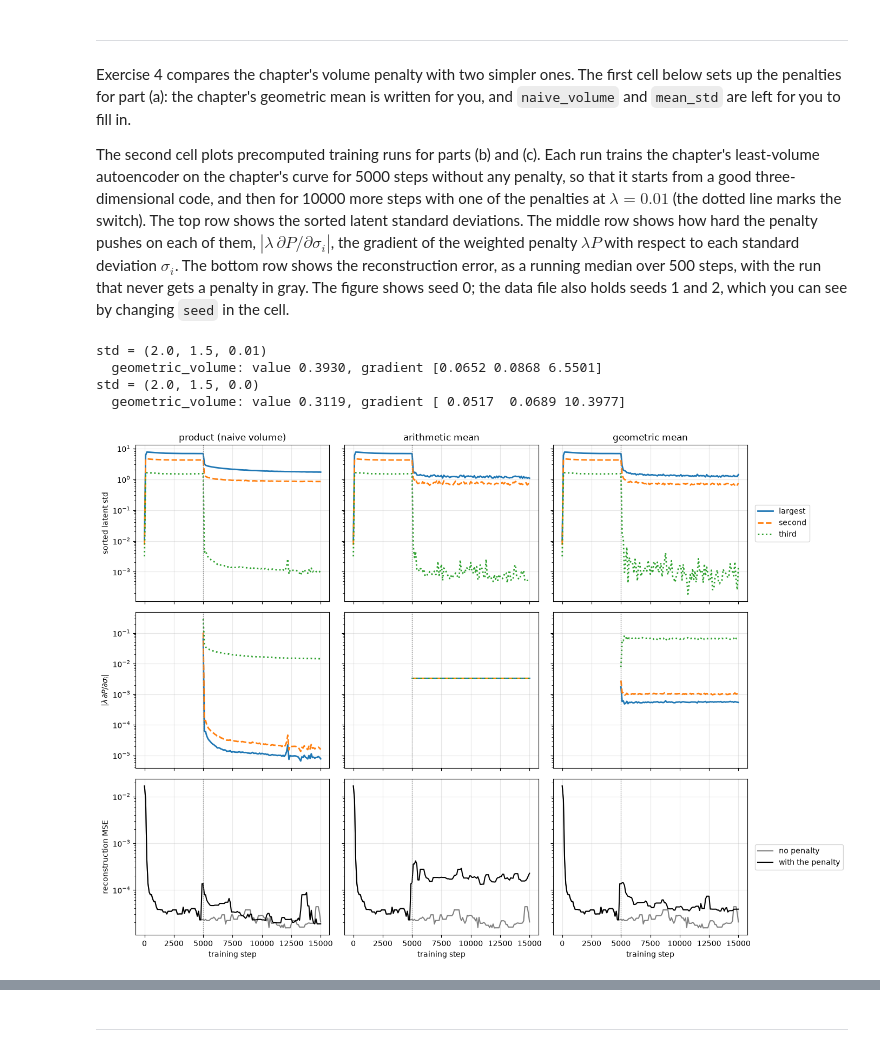
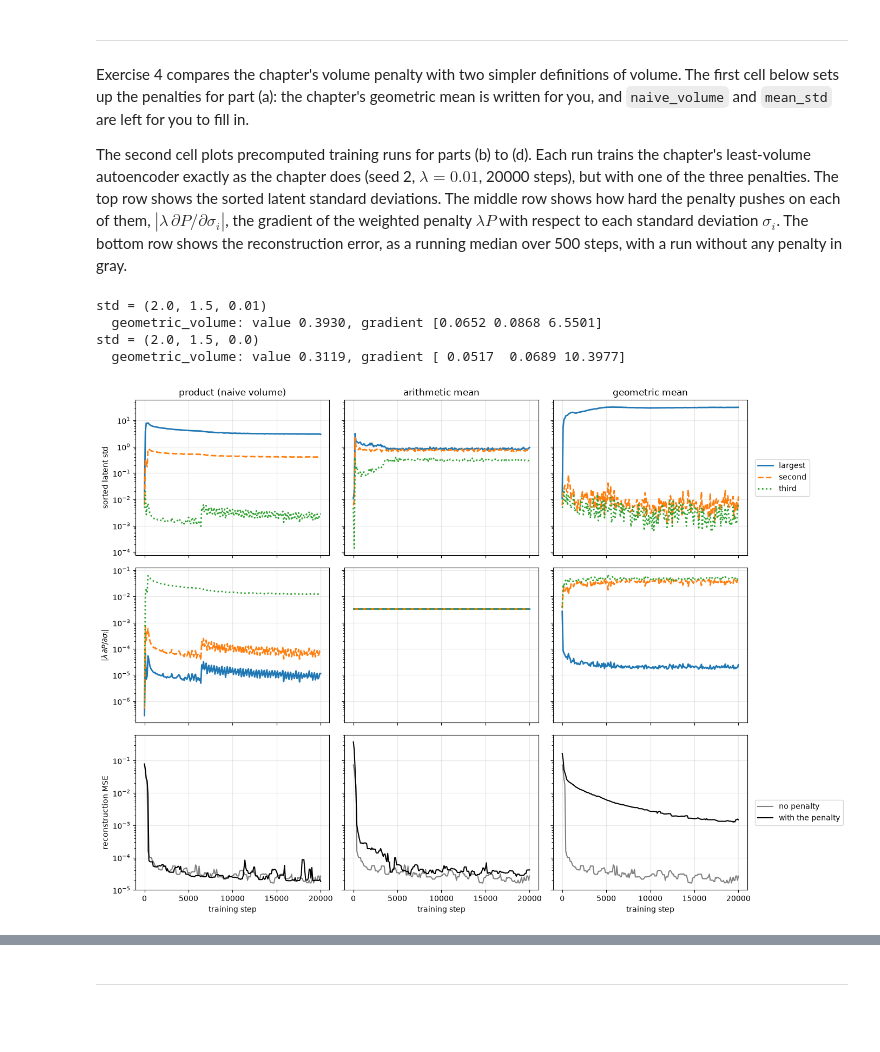
Before and after one commit to IDEALLab/ML4ME_Textbook, a Jupyter notebook: part2/review_neural_networks.ipynb, the cells around one changed output, grey strips where cells are left out. Drawn from its saved outputs; the diff is of its cells as text; code cells hidden in the pictures; blank space fills up the shorter version.

```diff
--- a/part2/review_neural_networks.ipynb
+++ b/part2/review_neural_networks.ipynb
@@ -320,0 +479,16 @@ plt.show()
+# %%
+dropout_rates = [0.0, 0.1, 0.3]
+fig, axes = plt.subplots(1, len(dropout_rates), figsize=(16, 4.5), sharey=True)
+for ax, p in zip(axes, dropout_rates):
+    net = make_wide_net(dropout=p)
+    history = train_net(net)
+    net.train()  # dropout masks on
+    torch.manual_seed(SEED)
+    with torch.no_grad():
+        for _ in range(30):
+            ax.plot(x_grid, net(x_grid).numpy(), color="gray", lw=0.5, alpha=0.4)
+    plot_fit(ax, net, f"dropout p = {p}\nheld-out MSE {history['test'][-1]:.4f}")  # plot_fit calls net.eval()
+axes[0].set_ylabel("y")
+axes[-1].legend(loc="center left", bbox_to_anchor=(1.0, 0.5))
+plt.tight_layout()
+plt.show()
@@ -477,7 +662,7 @@ class AutoEncoder(nn.Module):
 # What happens if you change them?
 # e.g., increase/decrease num_latent, num_hidden, learning rate, weight decay
 num_points, D_orig = X.shape
-num_latent = 3
+num_latent = 1
 num_hidden = 5
 # Unlike the rest of this notebook, we deliberately do not reseed here: each time you
 # re-run this cell (and the training cell below), the network starts from new random
@@ -1082,9 +1326,9 @@ Fits A, B and C above were trained with ReLU, Tanh and ELU activations, in some
 # %% [markdown]
 ---
 # %% [markdown]
-Exercise 4 compares the chapter's volume penalty with two simpler ones. The first cell below sets up the penalties for part (a): the chapter's geometric mean is written for you, and `naive_volume` and `mean_std` are left for you to fill in.
+Exercise 4 compares the chapter's volume penalty with two simpler definitions of volume. The first cell below sets up the penalties for part (a): the chapter's geometric mean is written for you, and `naive_volume` and `mean_std` are left for you to fill in.
 
-The second cell plots precomputed training runs for parts (b) and (c). Each run trains the chapter's least-volume autoencoder on the chapter's curve for 5000 steps without any penalty, so that it starts from a good three-dimensional code, and then for 10000 more steps with one of the penalties at $\lambda = 0.01$ (the dotted line marks the switch). The top row shows the sorted latent standard deviations. The middle row shows how hard the penalty pushes on each of them, $|\lambda\, \partial P / \partial \sigma_i|$, the gradient of the weighted penalty $\lambda P$ with respect to each standard deviation $\sigma_i$. The bottom row shows the reconstruction error, as a running median over 500 steps, with the run that never gets a penalty in gray. The figure shows seed 0; the data file also holds seeds 1 and 2, which you can see by changing `seed` in the cell.
+The second cell plots precomputed training runs for parts (b) to (d). Each run trains the chapter's least-volume autoencoder exactly as the chapter does (seed 2, $\lambda = 0.01$, 20000 steps), but with one of the three penalties. The top row shows the sorted latent standard deviations. The middle row shows how hard the penalty pushes on each of them, $|\lambda\, \partial P / \partial \sigma_i|$, the gradient of the weighted penalty $\lambda P$ with respect to each standard deviation $\sigma_i$. The bottom row shows the reconstruction error, as a running median over 500 steps, with a run without any penalty in gray.
 # %%
 def geometric_volume(std, eta=0.01):
     """The chapter's least-volume penalty: the geometric mean of the (shifted) standard deviations."""
@@ -1121,50 +1365,47 @@ std = (2.0, 1.5, 0.0)
   geometric_volume: value 0.3119, gradient [ 0.0517  0.0689 10.3977]
 # %%
 #| echo: false
-# Precomputed warm-start runs on the chapter's curve: 5000 steps without a penalty, then 10000 steps
-# with each penalty at lambda = 0.01. Logged every 100 steps.
+# Precomputed runs of the chapter's least-volume autoencoder (seed 2, lambda = 0.01, 20000 steps),
+# one per penalty. Logged every 100 steps.
 PENALTY_CSV = "../data/review_neural_networks_lv_penalties.csv"
 # If you don't have the data folder locally (for example on Google Colab), load the GitHub copy instead:
 # PENALTY_CSV = "https://raw.githubusercontent.com/IDEALLab/ML4ME_Textbook/main/data/review_neural_networks_lv_penalties.csv"
 curves = pd.read_csv(PENALTY_CSV)
-seed = 0  # the file also holds seeds 1 and 2
 penalty_titles = {"product": "product (naive volume)", "arithmetic": "arithmetic mean", "geometric": "geometric mean"}
 dim_colors = ["tab:blue", "tab:orange", "tab:green"]
 dim_labels = ["largest", "second", "third"]
 dim_styles = ["-", "--", ":"]  # different line styles, so that lines lying on top of each other stay visible
-baseline = curves[(curves["penalty"] == "none") & (curves["seed"] == seed)]
+baseline = curves[curves["penalty"] == "none"]
 
 
 def running_median(values):
     """Running median over 5 logged values (500 training steps), to smooth the step-to-step noise."""
     return values.rolling(5, center=True, min_periods=1).median()
 
 
 fig, axes = plt.subplots(3, 3, figsize=(14, 10), sharex=True, sharey="row")
 for col, (penalty, title) in enumerate(penalty_titles.items()):
-    run = curves[(curves["penalty"] == penalty) & (curves["seed"] == seed)]
-    after = run[run["step"] >= 5000]
+    run = curves[curves["penalty"] == penalty]
     for d in range(3):
         axes[0, col].plot(run["step"], run[f"std_{d + 1}"], color=dim_colors[d], ls=dim_styles[d], lw=2, label=dim_labels[d])
-        axes[1, col].plot(after["step"], after[f"grad_{d + 1}"].abs(), color=dim_colors[d], ls=dim_styles[d], lw=2,
+        axes[1, col].plot(run["step"], run[f"grad_{d + 1}"].abs(), color=dim_colors[d], ls=dim_styles[d], lw=2,
                           label=dim_labels[d])
     axes[2, col].plot(baseline["step"], running_median(baseline["rec_mse"]), color="gray", label="no penalty")
     axes[2, col].plot(run["step"], running_median(run["rec_mse"]), color="k", label="with the penalty")
     axes[0, col].set_title(title)
     for ax in axes[:, col]:
-        ax.axvline(5000, color="gray", ls=":", lw=1)
         ax.set_yscale("log")
         ax.grid(True, alpha=0.3)
     axes[2, col].set_xlabel("training step")
 axes[0, 0].set_ylabel("sorted latent std")
 axes[1, 0].set_ylabel(r"$|\lambda\, \partial P / \partial \sigma_i|$")
 axes[2, 0].set_ylabel("reconstruction MSE")
 axes[0, 2].legend(loc="center left", bbox_to_anchor=(1.02, 0.5))
 axes[2, 2].legend(loc="center left", bbox_to_anchor=(1.02, 0.5))
 plt.tight_layout()
 plt.show()
 # %% [output]
-[figure, old version]
+[figure, new version]
 # %% [markdown]
 ::: {.callout-note appearance="simple" icon=false}
 ### Exercise 4 (~15 min): Three ways to penalize volume
```
Also changed, not shown: parts of 25 cells of this notebook, 2 other files.
